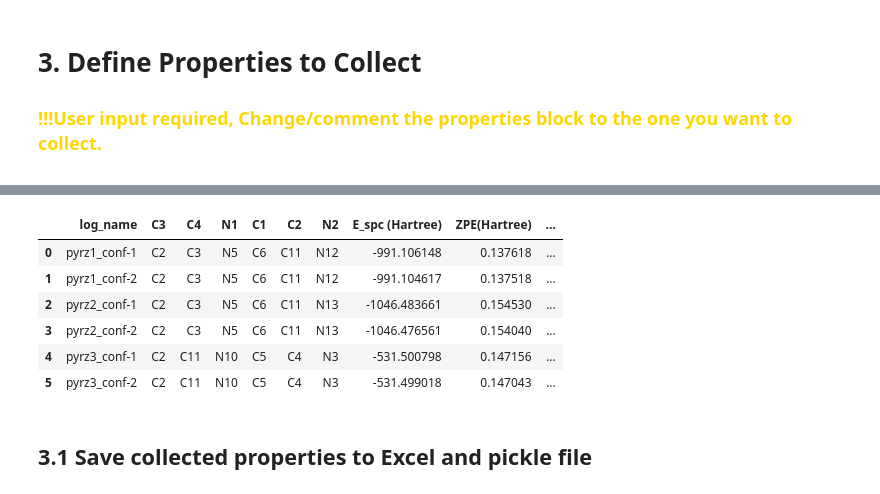
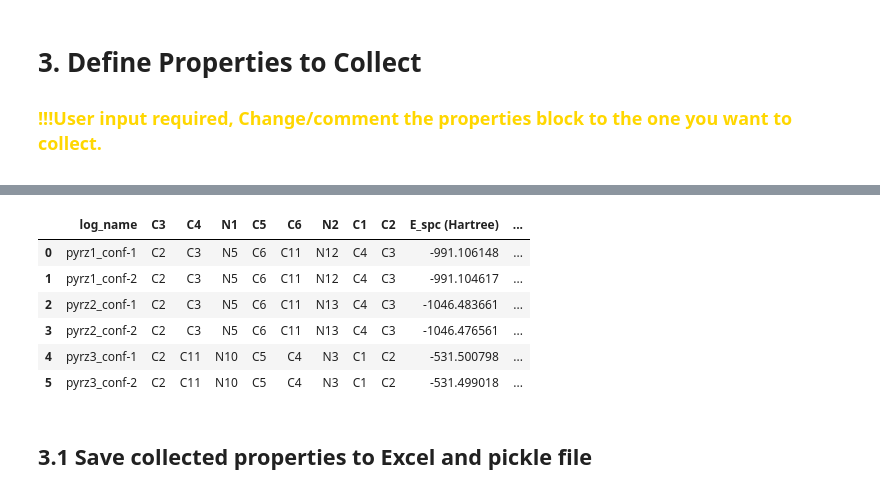
Before and after one commit to intel00000/stahl_data_science, a Jupyter notebook: Get_Properties_Notebook-WI/gp_start_folder/get_properties_postprocess_pyrz.ipynb, the cells around one changed output, grey strips where cells are left out. Cells and saved outputs as stored; diff of their text form; code cells hidden in the pictures.

```diff
--- a/Get_Properties_Notebook-WI/gp_start_folder/get_properties_postprocess_pyrz.ipynb
+++ b/Get_Properties_Notebook-WI/gp_start_folder/get_properties_postprocess_pyrz.ipynb
@@ -68,46 +68,41 @@ df = gp.get_SASA(df)
 # ---------------NBO-------------------------------
 # natural charge from NBO
 # requires the Gaussian keyword = "pop=nbo7" in the .com file
-nbo_list = ["C1", "C2", "C3", "C4", "N1", "N2"]
+nbo_list = ["C1", "C2", "N1", "N2"]
 df = gp.get_nbo(df, nbo_list)
 
 # ---------------NMR-------------------------------
 # isotropic NMR shift
 # requires the Gaussian keyword = "nmr=giao" in the .com file
-nmr_list = ["C1", "C2", "C3", "C4", "N1", "N2"]
+nmr_list = ["C1", "C2", "N1", "N2"]
 df = gp.get_nmr(df, nmr_list)
 
 # ---------------Distance--------------------------
 # distance between 2 atoms
-dist_list_of_lists = [["N1", "C4"], ["N1", "C1"], ["N2", "C2"], ["N1", "C3"]]
+dist_list_of_lists = [["C1", "C2"]]
 df = gp.get_distance(df, dist_list_of_lists)
 
 # ---------------Angle-----------------------------
 # angle between 3 atoms
-angle_list_of_lists = [["C4", "N1", "C1"], ["C2", "N2", "C3"]]
-df = gp.get_angles(df, angle_list_of_lists)
+# angle_list_of_lists = [["C5", "N1", "C1"]]
+# df = gp.get_angles(df, angle_list_of_lists)
 
 # ---------------Dihedral--------------------------
 # dihedral angle between 4 atoms
-dihedral_list_of_lists = [
-    ["C3", "C4", "N1", "C1"],
-    ["C2", "C1", "N1", "C4"],
-    ["C4", "C3", "N2", "C2"],
-    ["C1", "C2", "N2", "C3"],
-]
-df = gp.get_dihedral(df, dihedral_list_of_lists)
+# dihedral_list_of_lists = [["C4", "C5", "N1", "C1"], ["C2", "C1", "N1", "C5"]]
+# df = gp.get_dihedral(df, dihedral_list_of_lists)
 
 # ---------------Vbur Scan-------------------------
 # uses morfeus to calculate the buried volume at a series of radii (including hydrogens)
 # inputs: dataframe, list of atoms, start_radius, end_radius, and step_size
 # if you only want a single radius, put the same value for start_radius and end_radius (keep step_size > 0)
-vbur_list = ["C1", "C2", "C3", "C4", "N1", "N2"]
+vbur_list = ["C1", "C2"]
 df = gp.get_vbur_scan(df, vbur_list, 2, 4, 0.5)
 
 # ---------------Sterimol morfeus------------------
 # uses morfeus to calculate Sterimol L, B1, and B5 values
 # NOTE: this is much faster than the corresponding DBSTEP function (recommendation: use as default/if you don't need Sterimol2Vec)
-sterimol_list_of_lists = [["N1", "C4"], ["N1", "C1"], ["N2", "C2"], ["N1", "C3"]]
+sterimol_list_of_lists = [["C1", "C2"]]
 df = gp.get_sterimol_morfeus(df, sterimol_list_of_lists)
 
 # ---------------Buried Sterimol-------------------
@@ -115,7 +110,7 @@ df = gp.get_sterimol_morfeus(df, sterimol_list_of_lists)
 # atoms outside the sphere + 0.5 vdW radius are deleted and the Sterimol vectors are calculated
 # for more information: https://kjelljorner.github.io/morfeus/sterimol.html
 # inputs: dataframe, list of atom pairs, r_buried
-sterimol_list_of_lists = [["N1", "C4"], ["N1", "C1"], ["N2", "C2"], ["N1", "C3"]]
+sterimol_list_of_lists = [["C1", "C2"]]
 df = gp.get_buried_sterimol(df, sterimol_list_of_lists, 5.5)
 
 # ---------------Sterimol DBSTEP-------------------
@@ -123,26 +118,26 @@ df = gp.get_buried_sterimol(df, sterimol_list_of_lists, 5.5)
 # default grid point spacing (0.05 Angstrom) is used (can use custom spacing or vdw radii in the get_properties_functions script)
 # more info here: https://github.com/patonlab/DBSTEP
 # NOTE: this takes longer than the morfeus function (recommendation: only use this if you need Sterimol2Vec)
-sterimol_list_of_lists = [["N1", "C4"], ["N1", "C1"], ["N2", "C2"], ["N1", "C3"]]
-df = gp.get_sterimol_dbstep(df, sterimol_list_of_lists)
+# sterimol_list_of_lists = [["N1", "C1"], ["N1", "C5"]]
+# df = gp.get_sterimol_dbstep(df, sterimol_list_of_lists)
 
 # ---------------Sterimol2Vec----------------------
 # uses DBSTEP to calculate Sterimol Bmin and Bmax values at intervals from 0 to end_radius, with a given step_size
 # default grid point spacing (0.05 Angstrom) is used (can use custom spacing or vdw radii in the get_properties_functions script)
 # more info here: https://github.com/patonlab/DBSTEP
 # inputs: dataframe, list of atom pairs, end_radius, and step_size
-sterimol2vec_list_of_lists = [["N1", "C4"], ["N1", "C1"], ["N2", "C2"], ["N1", "C3"]]
-df = gp.get_sterimol2vec(df, sterimol2vec_list_of_lists, 1, 1.0)
+# sterimol2vec_list_of_lists = [["N1", "C1"], ["N1", "C5"]]
+# df = gp.get_sterimol2vec(df, sterimol2vec_list_of_lists, 1, 1.0)
 
 # ---------------Pyramidalization------------------
 # uses morfeus to calculate pyramidalization based on the 3 atoms in closest proximity to the defined atom
 # collects values based on two definitions of pyramidalization
 # details on these values can be found here: https://kjelljorner.github.io/morfeus/pyramidalization.html
-pyr_list = ["C1", "C2", "C3", "C4", "N1", "N2"]
+pyr_list = ["C1", "C2"]
 df = gp.get_pyramidalization(df, pyr_list)
 
 # ---------------Plane Angle-----------------------
-# plane angle between 2 planes (each defined by 6 atoms)
+# !plane angle between 2 planes (each defined by 6 atoms)
 # planeangle_list_of_lists = [["N1", "C1", "C5"], ["C2", "C3", "C4"]]
 # df = gp.get_planeangle(df, planeangle_list_of_lists)
 
@@ -153,19 +148,19 @@ df = gp.get_one_lp_energy(df, lp_list)
 # ---------------Time----------------------------------
 # returns the total CPU time and total Wall time (not per subjob) because we are pioneers
 # if used in summary df, will give the average (not Boltzmann average) in the Boltzmann average column
-df = gp.get_time(df)
+# df = gp.get_time(df)
 
 # ---------------ChelpG----------------------------
 # ChelpG ESP charge
 # requires the Gaussian keyword = "pop=chelpg" in the .com file
-a_list = ["C1", "C2", "C3", "C4", "N1", "N2"]
-df = gp.get_chelpg(df, a_list)
+# a_list = ["C1", "C2", "C3", "C4", "C5", "N1"]
+# df = gp.get_chelpg(df, a_list)
 
 # ---------------Hirshfeld-------------------------
 # Hirshfeld charge, CM5 charge, Hirshfeld atom dipole
 # requires the Gaussian keyword = "pop=hirshfeld" in the .com file
-a_list = ["C1", "C2", "C3", "C4", "N1", "N2"]
-df = gp.get_hirshfeld(df, a_list)
+# a_list = ["C1", "C2", "C3", "C4", "C5", "N1"]
+# df = gp.get_hirshfeld(df, a_list)
 
 pd.options.display.max_columns = None
 display(df)
@@ -190,10 +188,10 @@ Hirshfeld function has completed for ['C1', 'C2', 'C3', 'C4', 'N1', 'N2']
-|  | log_name | C3 | C4 | N1 | C1 | C2 | N2 | E_spc (Hartree) | ZPE(Hartree) | ... |
-| 0 | pyrz1_conf-1 | C2 | C3 | N5 | C6 | C11 | N12 | -991.106148 | 0.137618 | ... |
-| 1 | pyrz1_conf-2 | C2 | C3 | N5 | C6 | C11 | N12 | -991.104617 | 0.137518 | ... |
-| 2 | pyrz2_conf-1 | C2 | C3 | N5 | C6 | C11 | N13 | -1046.483661 | 0.154530 | ... |
-| 3 | pyrz2_conf-2 | C2 | C3 | N5 | C6 | C11 | N13 | -1046.476561 | 0.154040 | ... |
-| 4 | pyrz3_conf-1 | C2 | C11 | N10 | C5 | C4 | N3 | -531.500798 | 0.147156 | ... |
-| 5 | pyrz3_conf-2 | C2 | C11 | N10 | C5 | C4 | N3 | -531.499018 | 0.147043 | ... |
+|  | log_name | C3 | C4 | N1 | C5 | C6 | N2 | C1 | C2 | E_spc (Hartree) | ... |
+| 0 | pyrz1_conf-1 | C2 | C3 | N5 | C6 | C11 | N12 | C4 | C3 | -991.106148 | ... |
+| 1 | pyrz1_conf-2 | C2 | C3 | N5 | C6 | C11 | N12 | C4 | C3 | -991.104617 | ... |
+| 2 | pyrz2_conf-1 | C2 | C3 | N5 | C6 | C11 | N13 | C4 | C3 | -1046.483661 | ... |
+| 3 | pyrz2_conf-2 | C2 | C3 | N5 | C6 | C11 | N13 | C4 | C3 | -1046.476561 | ... |
+| 4 | pyrz3_conf-1 | C2 | C11 | N10 | C5 | C4 | N3 | C1 | C2 | -531.500798 | ... |
+| 5 | pyrz3_conf-2 | C2 | C11 | N10 | C5 | C4 | N3 | C1 | C2 | -531.499018 | ... |
 # %% [markdown]
 ## 3.1 Save collected properties to Excel and pickle file
 # %%
```
Also changed, not shown: parts of 5 cells of this notebook, 23 other files.
